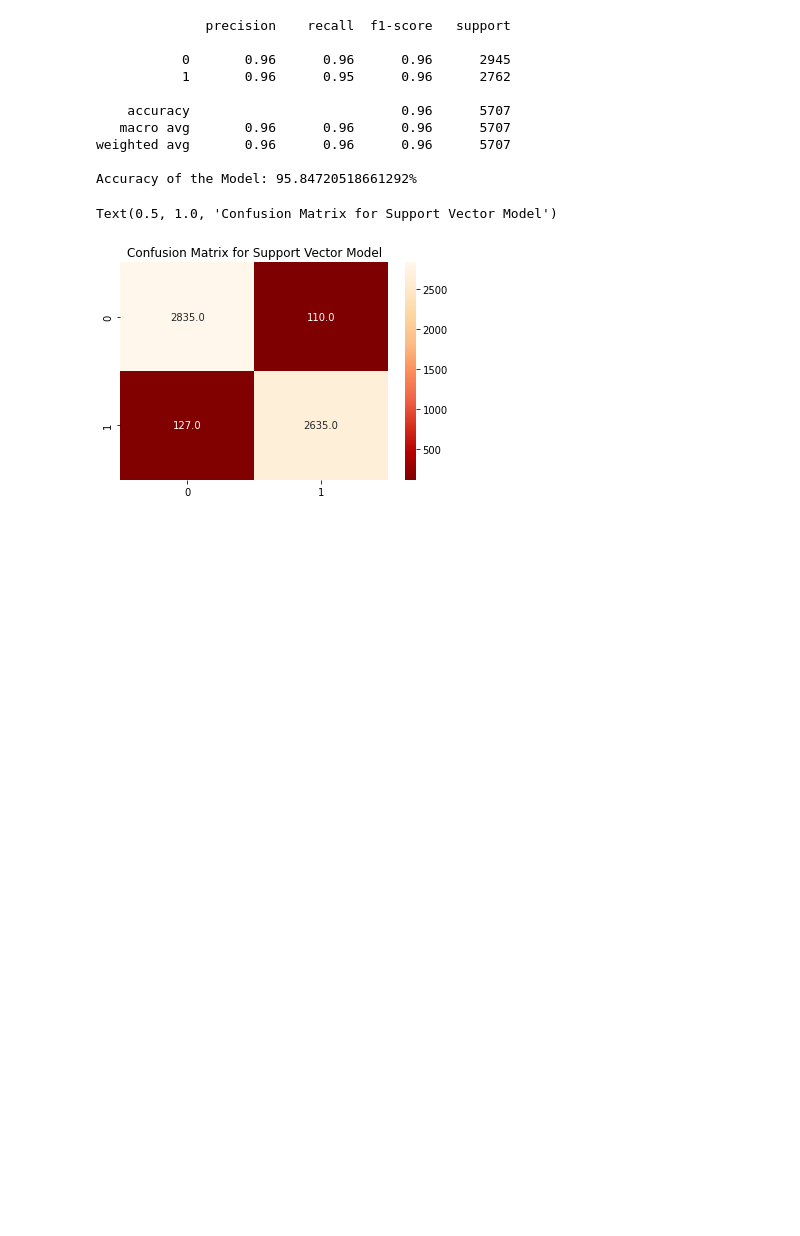
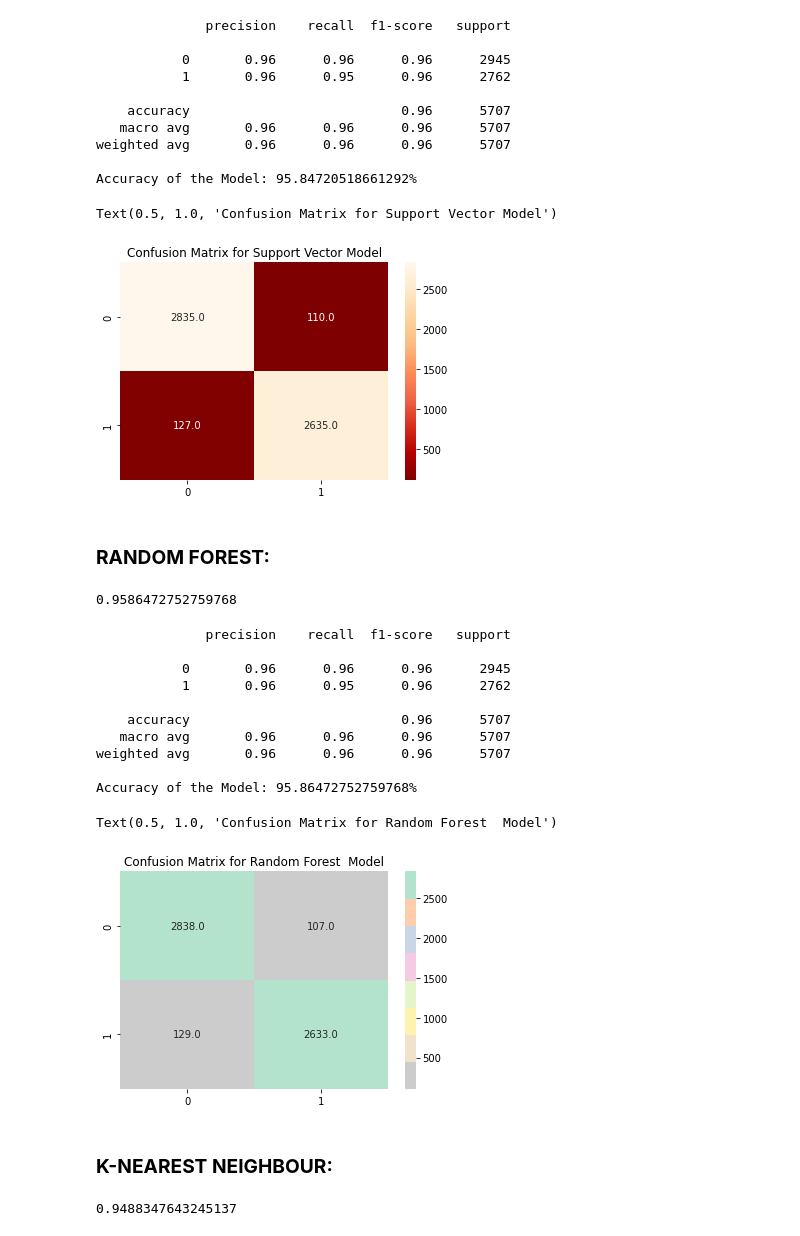
Before and after one commit to akshatraj1199/Airline-Passenger-referral-prediction, a Jupyter notebook: Copy_of_Airline_Passenger_referral_prediction_ccc_pynb.ipynb, the cells around one changed output. Saved outputs shown, nothing was run; the diff lists cells and outputs as text; code cells hidden in the pictures; blank space fills up the shorter version.

```diff
--- a/Copy_of_Airline_Passenger_referral_prediction_ccc_pynb.ipynb
+++ b/Copy_of_Airline_Passenger_referral_prediction_ccc_pynb.ipynb
@@ -1012,3 +1012,35 @@ Text(0.5, 1.0, 'Confusion Matrix for Support Vector Model')
 [figure]
 # %%
 metrics_df=add_metrics_details("Support Vector Machine",y_test,predicted,metrics_df)
+# %% [markdown]
+### **RANDOM FOREST:**
+# %%
+from sklearn.ensemble import RandomForestClassifier
+rf=RandomForestClassifier()
+rf.fit(X_train,y_train)
+rf.score(X_test, y_test)
+# %% [output]
+0.9586472752759768
+# %%
+#Evaluation of the model
+predicted = rf.predict(X_test)
+
+print(classification_report(y_test, predicted))
+cm = metrics.confusion_matrix( y_test, predicted)
+
+print("Accuracy of the Model: {}%\n".format((accuracy_score( y_test,predicted))*100))
+sns.heatmap(cm, annot=True, fmt = ".1f",cmap="Pastel2_r")
+plt.title("Confusion Matrix for Random Forest  Model")
+# %% [output]
+              precision    recall  f1-score   support
+
+           0       0.96      0.96      0.96      2945
+           1       0.96      0.95      0.96      2762
+
+    accuracy                           0.96      5707
+   macro avg       0.96      0.96      0.96      5707
+weighted avg       0.96      0.96      0.96      5707
+
+Accuracy of the Model: 95.86472752759768%
+Text(0.5, 1.0, 'Confusion Matrix for Random Forest  Model')
+[figure, added]
@@ -1014,0 +1049,8 @@ metrics_df=add_metrics_details("Support Vector Machine",y_test,predicted,metrics
+# %% [markdown]
+### **K-NEAREST NEIGHBOUR:**
+# %%
+knc = KNeighborsClassifier()
+knc.fit(X_train, y_train)
+knc.score(X_test, y_test)
+# %% [output]
+0.9488347643245137
```
Also changed, not shown: parts of 2 cells of this notebook.
